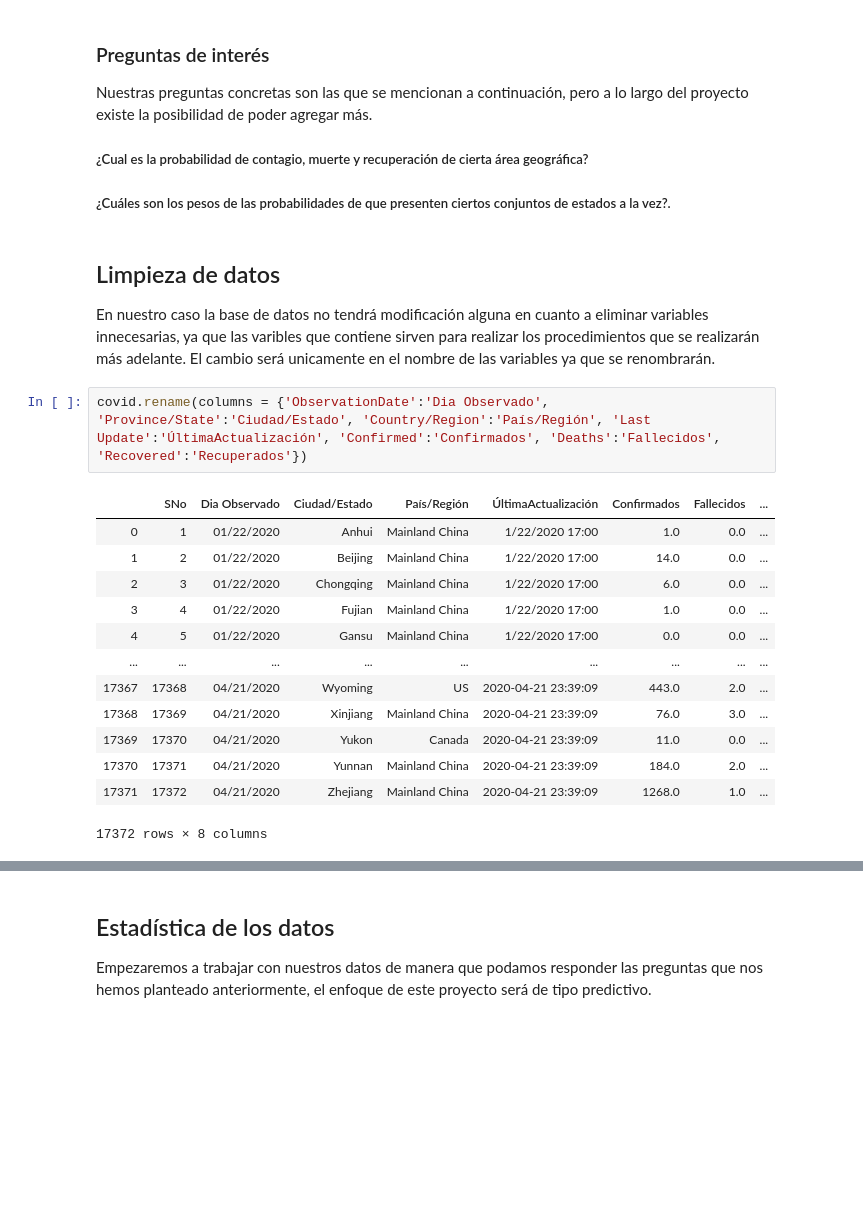
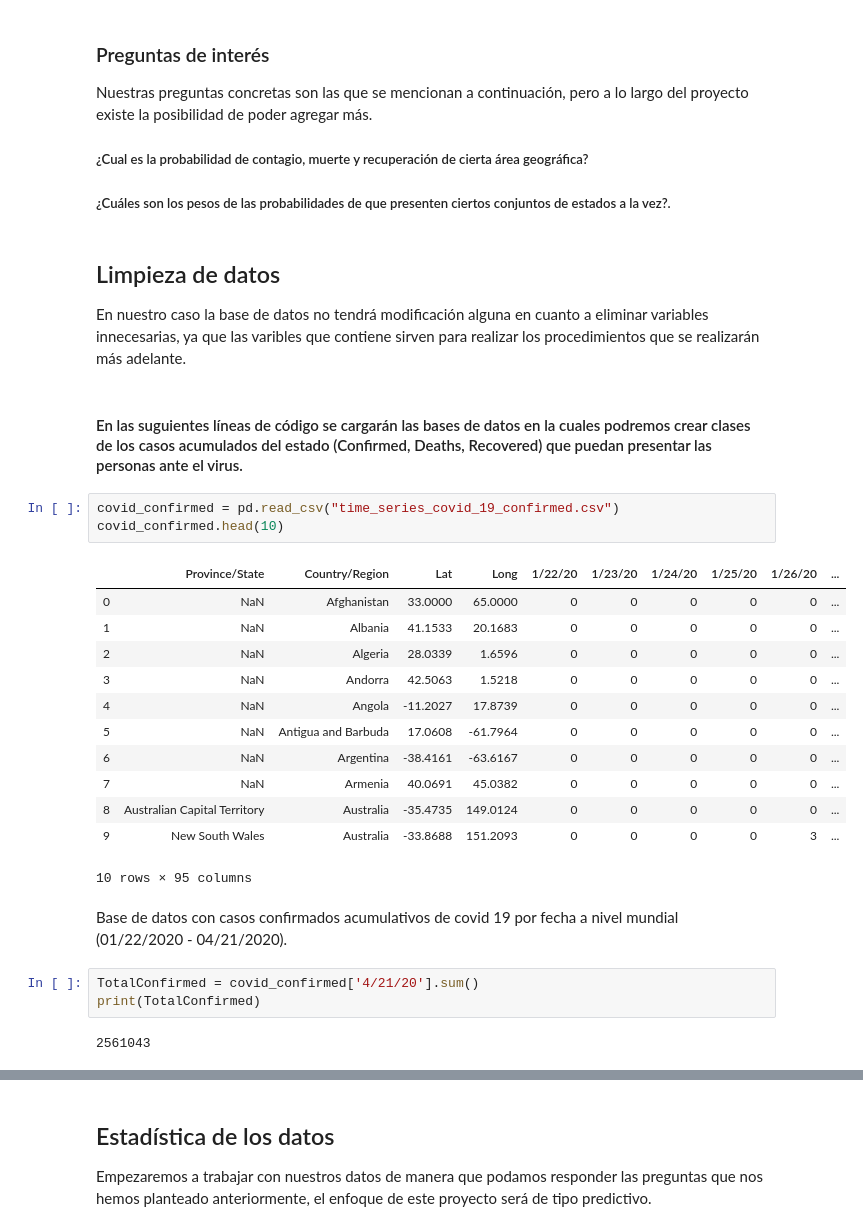
Before and after one commit to Josias2199/mineria, a Jupyter notebook: Proyecto/avance2_Proyecto.ipynb, the cells around one changed output, grey strips where cells are left out. Saved outputs shown, nothing was run; the diff lists cells and outputs as text; blank space fills up the shorter version.

```diff
--- a/Proyecto/avance2_Proyecto.ipynb
+++ b/Proyecto/avance2_Proyecto.ipynb
@@ -92,20 +92,29 @@ Nuestras preguntas concretas son las que se mencionan a continuación, pero a lo
 # %% [markdown]
 ## Limpieza de datos
 
-En nuestro caso la base de datos no tendrá modificación alguna en cuanto a eliminar variables innecesarias, ya que las varibles que contiene sirven para realizar los procedimientos que se realizarán más adelante. El cambio será unicamente en el nombre de las variables ya que se renombrarán.
+En nuestro caso la base de datos no tendrá modificación alguna en cuanto a eliminar variables innecesarias, ya que las varibles que contiene sirven para realizar los procedimientos que se realizarán más adelante.
-# %%
-covid.rename(columns = {'ObservationDate':'Dia Observado', 'Province/State':'Ciudad/Estado', 'Country/Region':'País/Región', 'Last Update':'ÚltimaActualización', 'Confirmed':'Confirmados', 'Deaths':'Fallecidos', 'Recovered':'Recuperados'})
-# %% [output]
-|  | SNo | Dia Observado | Ciudad/Estado | País/Región | ÚltimaActualización | Confirmados | Fallecidos | ... |
-| 0 | 1 | 01/22/2020 | Anhui | Mainland China | 1/22/2020 17:00 | 1.0 | 0.0 | ... |
-| 1 | 2 | 01/22/2020 | Beijing | Mainland China | 1/22/2020 17:00 | 14.0 | 0.0 | ... |
-| 2 | 3 | 01/22/2020 | Chongqing | Mainland China | 1/22/2020 17:00 | 6.0 | 0.0 | ... |
-| 3 | 4 | 01/22/2020 | Fujian | Mainland China | 1/22/2020 17:00 | 1.0 | 0.0 | ... |
-| 4 | 5 | 01/22/2020 | Gansu | Mainland China | 1/22/2020 17:00 | 0.0 | 0.0 | ... |
-| ... | ... | ... | ... | ... | ... | ... | ... | ... |
-| 17367 | 17368 | 04/21/2020 | Wyoming | US | 2020-04-21 23:39:09 | 443.0 | 2.0 | ... |
-| 17368 | 17369 | 04/21/2020 | Xinjiang | Mainland China | 2020-04-21 23:39:09 | 76.0 | 3.0 | ... |
-| 17369 | 17370 | 04/21/2020 | Yukon | Canada | 2020-04-21 23:39:09 | 11.0 | 0.0 | ... |
-| 17370 | 17371 | 04/21/2020 | Yunnan | Mainland China | 2020-04-21 23:39:09 | 184.0 | 2.0 | ... |
-| 17371 | 17372 | 04/21/2020 | Zhejiang | Mainland China | 2020-04-21 23:39:09 | 1268.0 | 1.0 | ... |
-17372 rows × 8 columns
+# %% [markdown]
+#### En las suguientes líneas de código se cargarán las bases de datos en la cuales podremos crear clases de los casos acumulados del estado (Confirmed, Deaths, Recovered) que puedan presentar las personas ante el virus.
+# %%
+covid_confirmed = pd.read_csv("time_series_covid_19_confirmed.csv")
+covid_confirmed.head(10)
+# %% [output]
+|  | Province/State | Country/Region | Lat | Long | 1/22/20 | 1/23/20 | 1/24/20 | 1/25/20 | 1/26/20 | ... |
+| 0 | NaN | Afghanistan | 33.0000 | 65.0000 | 0 | 0 | 0 | 0 | 0 | ... |
+| 1 | NaN | Albania | 41.1533 | 20.1683 | 0 | 0 | 0 | 0 | 0 | ... |
+| 2 | NaN | Algeria | 28.0339 | 1.6596 | 0 | 0 | 0 | 0 | 0 | ... |
+| 3 | NaN | Andorra | 42.5063 | 1.5218 | 0 | 0 | 0 | 0 | 0 | ... |
+| 4 | NaN | Angola | -11.2027 | 17.8739 | 0 | 0 | 0 | 0 | 0 | ... |
+| 5 | NaN | Antigua and Barbuda | 17.0608 | -61.7964 | 0 | 0 | 0 | 0 | 0 | ... |
+| 6 | NaN | Argentina | -38.4161 | -63.6167 | 0 | 0 | 0 | 0 | 0 | ... |
+| 7 | NaN | Armenia | 40.0691 | 45.0382 | 0 | 0 | 0 | 0 | 0 | ... |
+| 8 | Australian Capital Territory | Australia | -35.4735 | 149.0124 | 0 | 0 | 0 | 0 | 0 | ... |
+| 9 | New South Wales | Australia | -33.8688 | 151.2093 | 0 | 0 | 0 | 0 | 3 | ... |
+10 rows × 95 columns
+# %% [markdown]
+Base de datos con casos confirmados acumulativos de covid 19 por fecha a nivel mundial (01/22/2020 - 04/21/2020).
+# %%
+TotalConfirmed = covid_confirmed['4/21/20'].sum()
+print(TotalConfirmed)
+# %% [output]
+2561043
```
Also changed, not shown: parts of 30 cells of this notebook, 7 other files.
